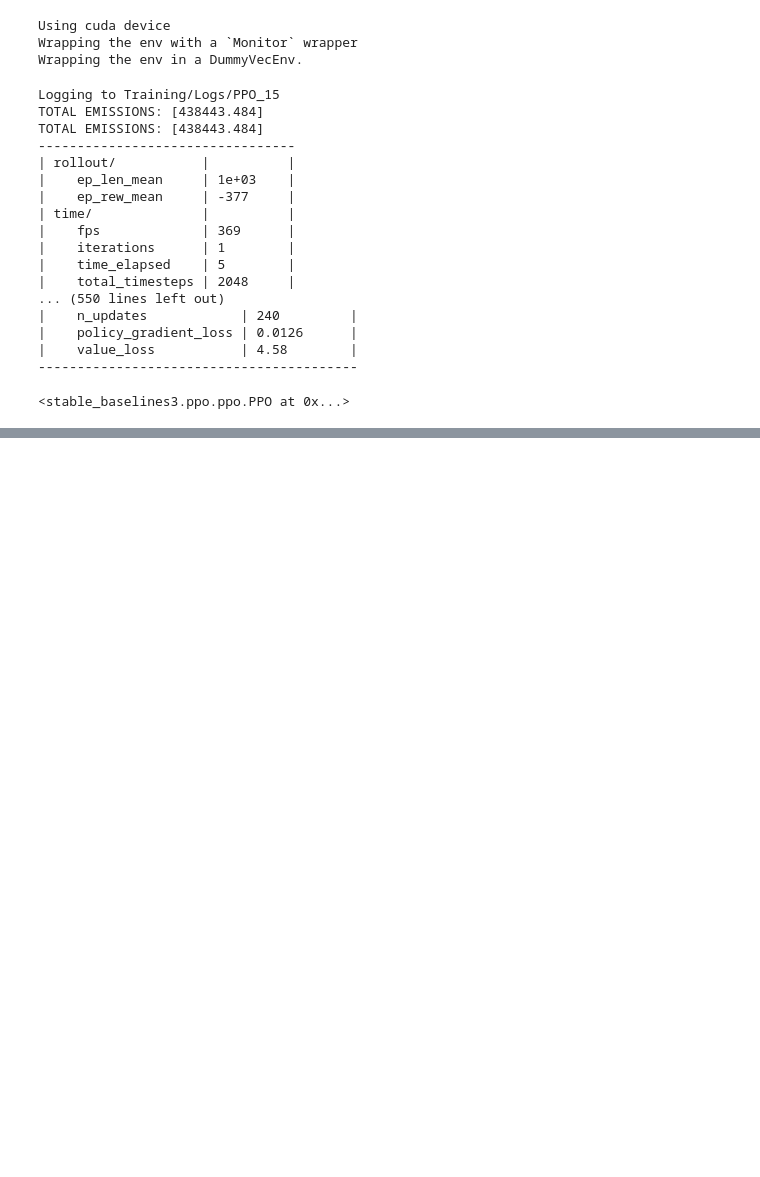
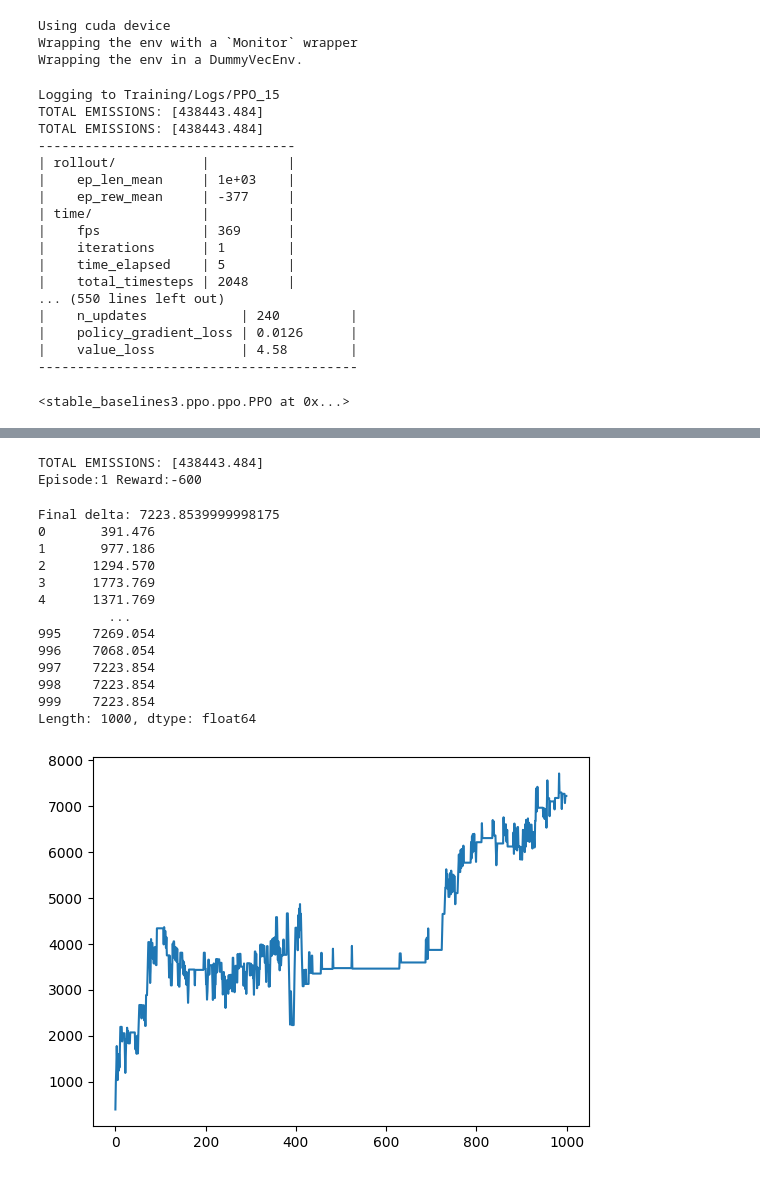
Before and after one commit to DogariuMatei/Bachelor-Thesis, a Jupyter notebook: RL CO2 Minimization Model.ipynb, the cells around one changed output, grey strips where cells are left out. Saved outputs shown, nothing was run; the diff lists cells and outputs as text; code cells hidden in the pictures; blank space fills up the shorter version.

```diff
--- a/RL CO2 Minimization Model.ipynb
+++ b/RL CO2 Minimization Model.ipynb
@@ -345,0 +324,3 @@ ser.plot()
+# %%
+log_path = os.path.join('Training', 'Logs')
+modelDQN = DQN('MultiInputPolicy', env, verbose = 1, tensorboard_log = log_path)
@@ -345,0 +331,2 @@ ser.plot()
+# %%
+modelDQN.learn(total_timesteps=50000)
@@ -345,0 +358,55 @@ ser.plot()
+# %%
+episodes = 1
+for episode in range(1, episodes+1):
+    obs, inf = env.reset()
+    evaluation_data = pd.DataFrame(None)
+    old_emission_difference.clear()
+    old_emission_difference.append(0)
+    hourly_emission_difference.clear()
+    hourly_battery_level.clear()
+    hourly_baseline_em.clear()
+    hourly_battery_em.clear()
+    decision_hist.clear()
+    reward_hist.clear()
+    done = False
+    score = 0
+
+    while not done:
+        action, _ = modelDQN.predict(obs) # Random actions here
+        obs, reward, done, truncated, info = env.step(action)
+        score += reward
+    print('Episode:{} Reward:{}'.format(episode, score))
+
+    evaluation_data.insert(0,column="energy_usage",value=pd.Series(e_usage[:env_length]))
+    evaluation_data.insert(1,column="carbon_intensity",value=pd.Series(c_int[:env_length]))
+    evaluation_data.insert(2,column="battery_level",value=pd.Series(hourly_battery_level))
+    evaluation_data.insert(3,column="decision",value=pd.Series(decision_hist))
+    evaluation_data.insert(4,column="emission_baseline",value=pd.Series(hourly_baseline_em))
+    evaluation_data.insert(5,column="emission_w_battery",value=pd.Series(hourly_battery_em))
+    evaluation_data.insert(6,column="old_emission_delta",value=pd.Series(old_emission_difference))
+    evaluation_data.insert(7,column="emission_delta",value=pd.Series(hourly_emission_difference))
+    evaluation_data.insert(8,column="reward",value=pd.Series(reward_hist))
+# %% [output]
+TOTAL EMISSIONS: [438443.484]
+Episode:1 Reward:-600
+# %%
+my_list = map(lambda x: x[0], evaluation_data["emission_delta"])
+ser = pd.Series(my_list)
+ser.plot()
+print(f'Final delta: {ser.iloc[-1]}')
+print(ser)
+# %% [output]
+Final delta: 7223.8539999998175
+0       391.476
+1       977.186
+2      1294.570
+3      1773.769
+4      1371.769
+         ...
+995    7269.054
+996    7068.054
+997    7223.854
+998    7223.854
+999    7223.854
+Length: 1000, dtype: float64
+[figure, added]
```
Also changed, not shown: parts of 16 cells of this notebook, 4 other files.
